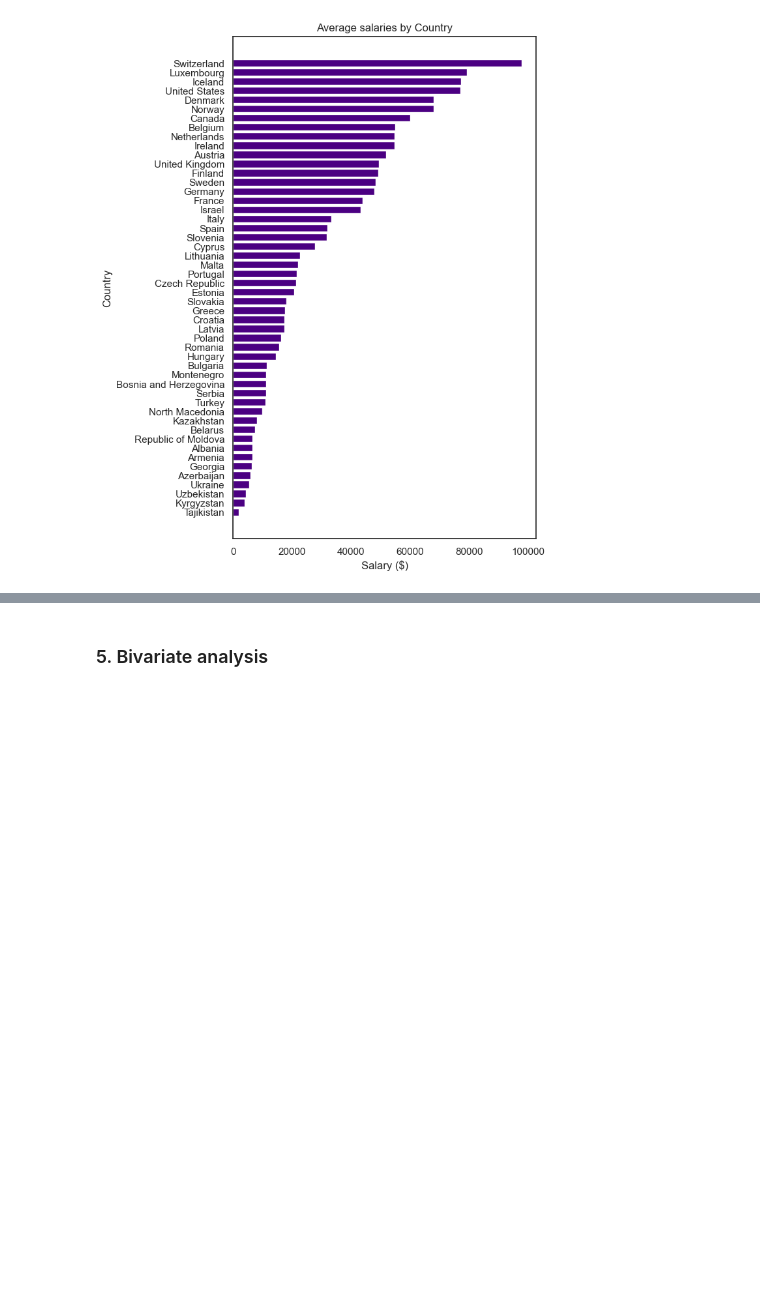
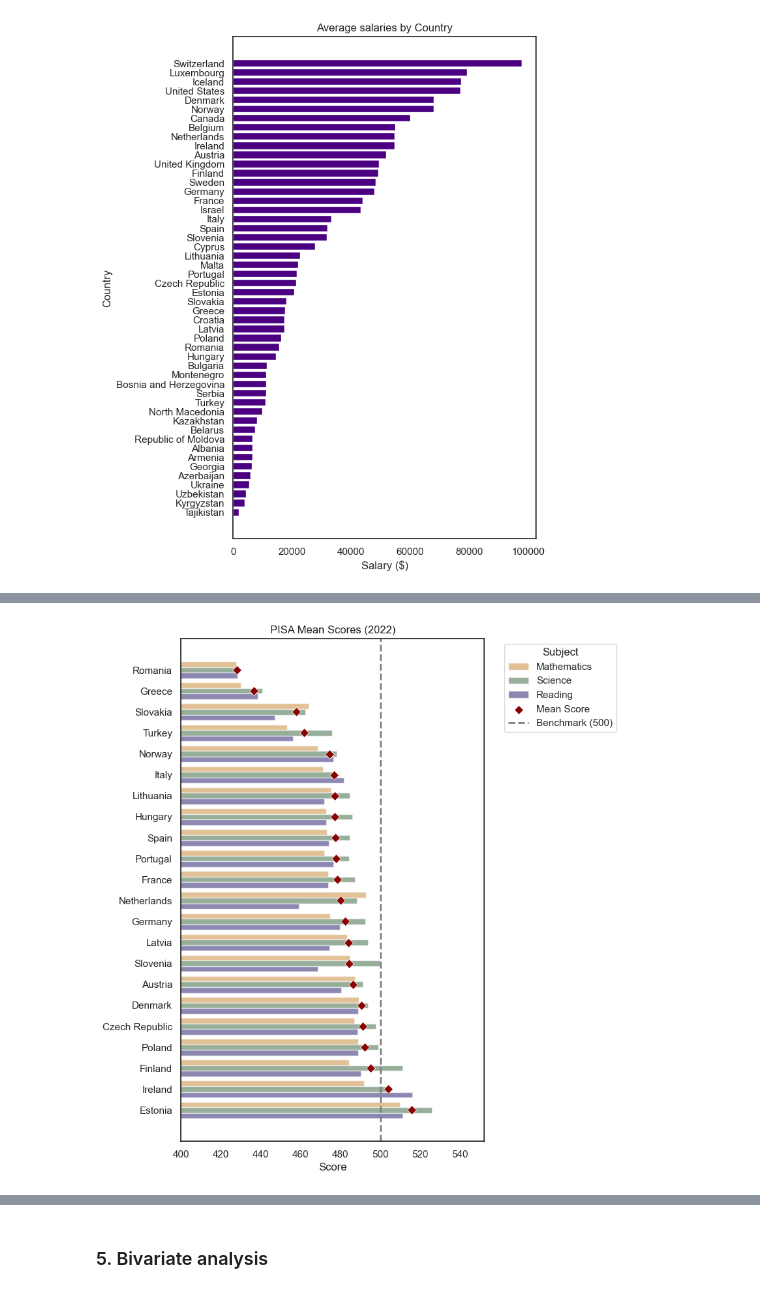
Before and after one commit to BeejalP/teachersalaries, a Jupyter notebook: my_project.ipynb, the cells around one changed output, grey strips where cells are left out. Drawn from its saved outputs; the diff is of its cells as text; code cells hidden in the pictures; blank space fills up the shorter version.

```diff
--- a/my_project.ipynb
+++ b/my_project.ipynb
@@ -713,0 +714,2 @@ salaries_and_pisa['mean_score'] = salaries_and_pisa['mean_score'].round(2)
+# %%
+pisa_europe_scores = pisa_mean_scores[pisa_mean_scores['Country'].isin(salaries_gap['Country'])]
@@ -1570,0 +1598,42 @@ plt.show()
+# %%
+# Sort DataFrame by mean_score (ascending order)
+pisa_europe_scores = pisa_europe_scores.sort_values(by='mean_score', ascending=True)
+
+# Convert DataFrame to long format for easier plotting
+pisa_long = pisa_europe_scores.melt(id_vars=['Country', 'mean_score'],
+                                    value_vars=['Mathematics', 'Science', 'Reading'],
+                                    var_name='Subject',
+                                    value_name='Score')
+
+# Define a custom color palette
+custom_palette = {"Mathematics": "#e49c3c", "Science": "#498052", "Reading": "#3a2d8b"}
+
+# Set figure size
+plt.figure(figsize=(6, 10))
+
+# Create grouped horizontal bar plot
+sns.barplot(data=pisa_long, y='Country', x='Score', hue='Subject', orient='h', palette=custom_palette, alpha=0.6)
+
+# Overlay scatter plot for mean scores
+sns.scatterplot(data=pisa_europe_scores, y='Country', x='mean_score',
+                color='darkred', s=50, marker='D', label='Mean Score')
+
+# Add vertical line at 500
+plt.axvline(x=500, color='grey', linestyle='--', linewidth=2, label="Benchmark (500)")
+
+# Set x-axis limits (starting at 400)
+plt.xlim(400, None)  # The second value "None" allows automatic max range
+
+# Improve aesthetics
+plt.title("PISA Mean Scores (2022)")
+plt.xlabel("Score")
+plt.ylabel("")
+plt.legend(title="Subject", bbox_to_anchor=(1.05, 1), loc='upper left')
+
+# Save the plot
+plt.savefig('pisa_mean_scores_plot.png', dpi=300, bbox_inches='tight')  # Save as PNG with high resolution
+
+# Show plot
+plt.show()
+# %% [output]
+[figure, added]
```
Also changed, not shown: parts of 13 cells of this notebook, 27 other files.
